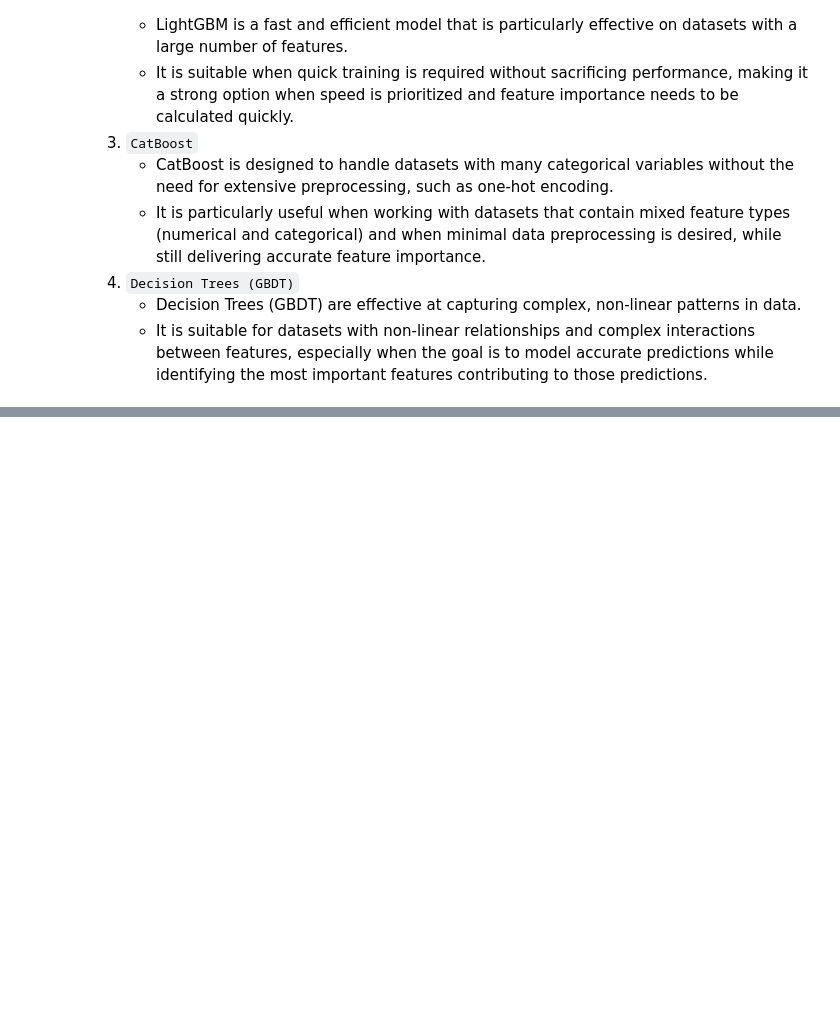
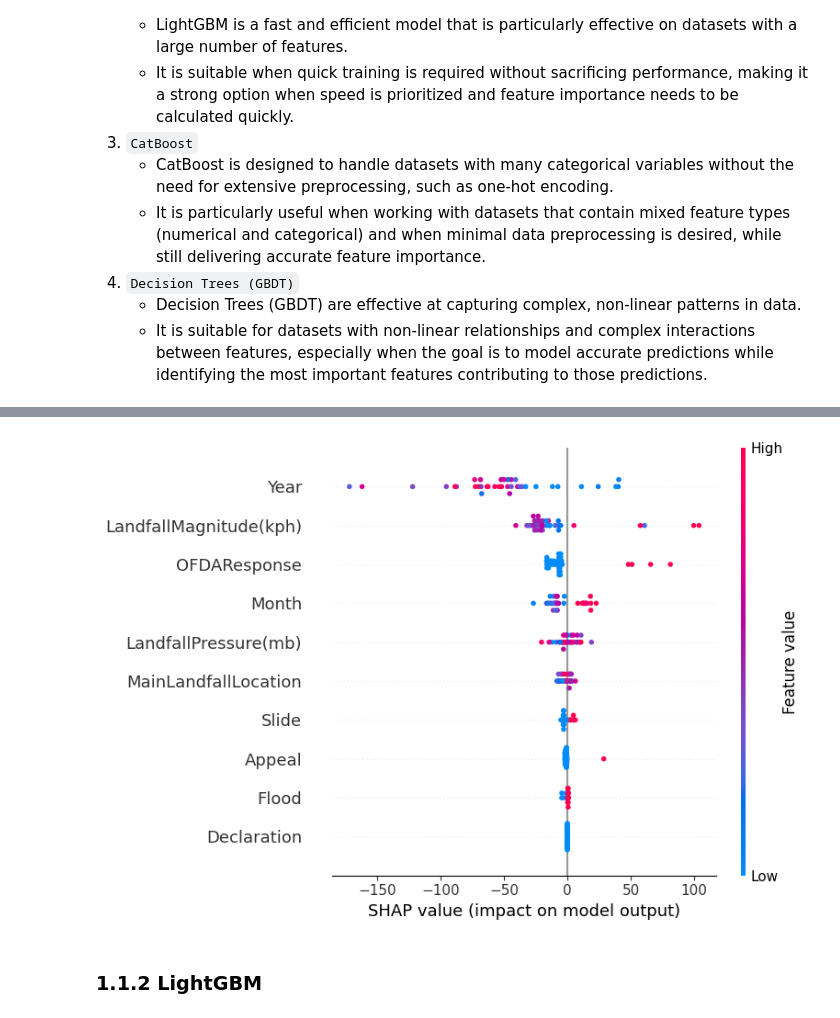
Before and after one commit to KanjiroReal/Vietnam-Storm-Damage-analysis, a Jupyter notebook: GBMs.ipynb, the cells around one changed output, grey strips where cells are left out. Saved outputs shown, nothing was run; the diff lists cells and outputs as text; code cells hidden in the pictures; blank space fills up the shorter version.

```diff
--- a/GBMs.ipynb
+++ b/GBMs.ipynb
@@ -60,5 +63,0 @@ target: death, injure, total dmg adjust . metric: mse, terminate the large error
-# %%
-x_label = ['North_East', 'North_West', 'Red_River_Delta', 'North_Central_Coast', 'South_Central_Coast', 'Central_Highlands', 'South_East', 'Mekong_River_Delta']
-map_dict = {i: name for i, name in enumerate(x_label, start=1)}
-
-base_df['MainLandfallLocation'] = base_df['MainLandfallLocation'].map(map_dict)
@@ -469,0 +68,16 @@ mse_train, mse_test, grid_search.best_params_
+# %%
+from const import LINEAR_TARGETS
+
+evaluate_dict = dict()
+
+print(f"LINEAR_TARGETS :{LINEAR_TARGETS[0]}")
+print(f"ATTRIBUTES :{ATTRIBUTES + CATEGORICAL_TARGETS}")
+
+slide_df = base_df.copy()
+X = slide_df[ATTRIBUTES + CATEGORICAL_TARGETS]
+y = slide_df[LINEAR_TARGETS[0]]
+
+X_train, X_test, y_train, y_test = train_test_split(X, y, test_size=0.2, random_state=42)
+
+print(f"Train size {len(X_train)}")
+print(f"Test size: {len(X_test)}")
@@ -469,0 +91,4 @@ mse_train, mse_test, grid_search.best_params_
+# %%
+from xgboost import XGBRegressor
+xgb_model = XGBRegressor(random_state=42)
+xgb_model.fit(X_train, y_train)
@@ -469,0 +107,10 @@ mse_train, mse_test, grid_search.best_params_
+# %%
+feature_names = ATTRIBUTES + CATEGORICAL_TARGETS
+xgb_importance = xgb_model.feature_importances_
+
+# Create a DataFrame for feature importance
+xgb_importance_df = pd.DataFrame({
+    'Feature': feature_names,
+    'Importance': xgb_importance
+}).sort_values(by='Importance', ascending=False)
+print(xgb_importance_df)
@@ -469,0 +129,9 @@ mse_train, mse_test, grid_search.best_params_
+# %%
+import shap
+explainer = shap.TreeExplainer(xgb_model)
+shap_values = explainer.shap_values(X_test)
+shap.summary_plot(shap_values, X_test, feature_names=feature_names)
+# %% [output]
+[figure, added]
+# %% [markdown]
+### 1.1.2 LightGBM
```
Also changed, not shown: parts of 150 cells of this notebook.
